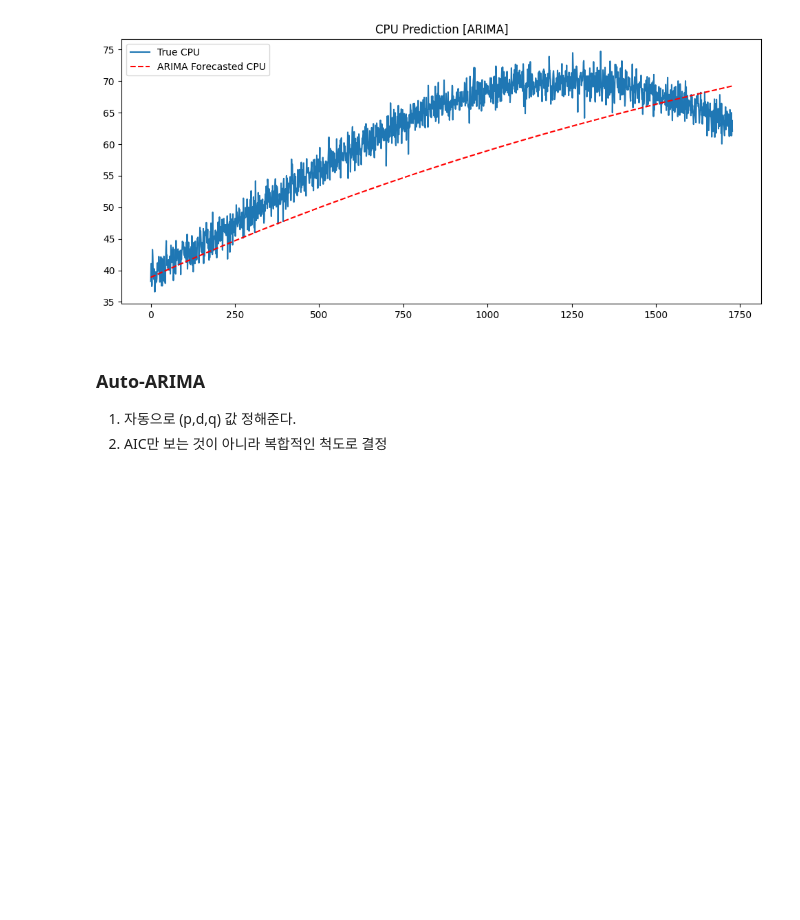
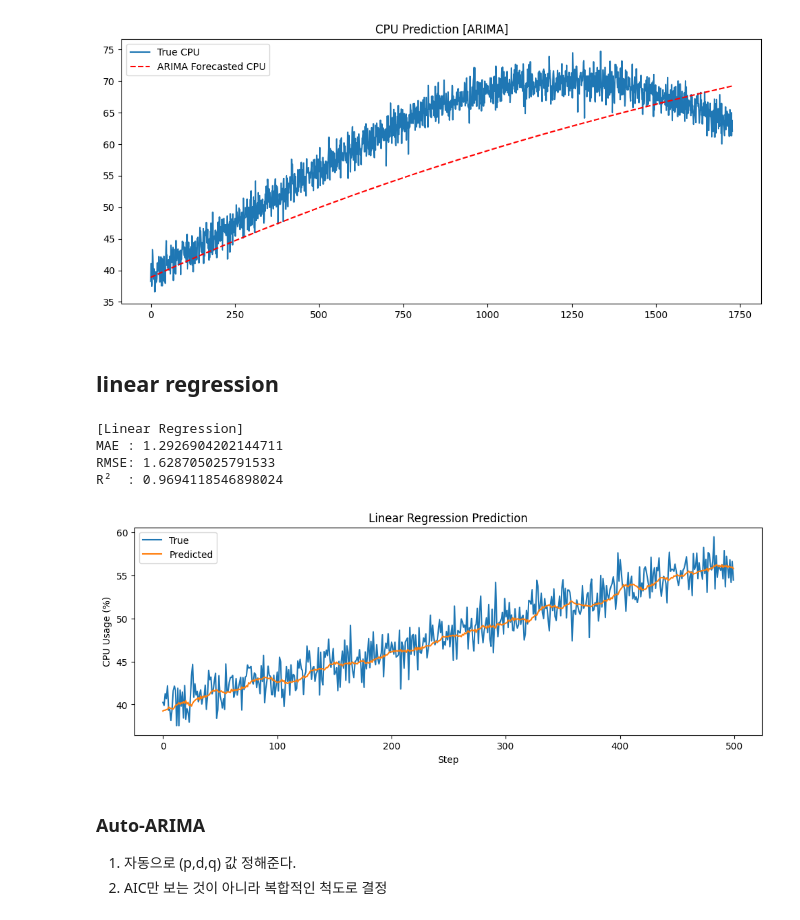
Before and after one commit to hyeonseonn/sensing_app, a Jupyter notebook: Statistical_Models_0722.ipynb, the cells around one changed output. Cells and saved outputs as stored; diff of their text form; code cells hidden in the pictures; blank space fills up the shorter version.

Commit message:
linear regression 추가

```diff
--- a/Statistical_Models_0722.ipynb
+++ b/Statistical_Models_0722.ipynb
@@ -148,6 +148,85 @@ MAE : 5.625
 MAPE: 8.96%
 R²  : 0.537
 [figure]
+# %% [markdown]
+## linear regression
+# %%
+import numpy as np
+import pandas as pd
+import matplotlib.pyplot as plt
+from sklearn.linear_model import LinearRegression
+from sklearn.preprocessing import MinMaxScaler
+from sklearn.metrics import mean_squared_error, mean_absolute_error, r2_score
+
+# ---------- 데이터 생성 ----------
+np.random.seed(42)
+days = 30
+points_per_day = 24*12
+total_points = days * points_per_day
+cpu = 50 + 20*np.sin(np.linspace(0, 15, total_points)) + np.random.normal(0, 1.5, total_points)
+df = pd.DataFrame({'CPU rate': np.clip(cpu, 0, 100)})
+
+# ---------- 시계열 설정 ----------
+past_steps = 20
+future_steps = 5
+split_ratio = 0.8
+
+# ---------- 정규화 ----------
+scaler = MinMaxScaler()
+scaled = scaler.fit_transform(df[['CPU rate']])
+
+# ---------- 데이터 분할 ----------
+split_idx = int(len(scaled) * split_ratio)
+train_scaled = scaled[:split_idx]
+test_scaled = scaled[split_idx:]
+
+# ---------- 시퀀스 생성 함수 ----------
+def create_sequences(data, past_steps, future_steps):
+    X, y = [], []
+    for i in range(len(data) - past_steps - future_steps):
+        X.append(data[i:i+past_steps])
+        y.append(data[i+past_steps:i+past_steps+future_steps])
+    return np.array(X), np.array(y)
+
+X_train, y_train = create_sequences(train_scaled, past_steps, future_steps)
+X_test, y_test = create_sequences(test_scaled, past_steps, future_steps)
+
+# y를 2D로 reshape
+y_train = y_train.reshape(y_train.shape[0], future_steps)
+y_test = y_test.reshape(y_test.shape[0], future_steps)
+
+# ---------- Linear Regression 학습 ----------
+model = LinearRegression()
+model.fit(X_train.reshape(X_train.shape[0], -1), y_train)
+
+# ---------- 예측 ----------
+pred_scaled = model.predict(X_test.reshape(X_test.shape[0], -1))
+
+# ---------- 역정규화 (horizon=0만 시각화) ----------
+true_inv = scaler.inverse_transform(y_test[:, 0].reshape(-1, 1))
+pred_inv = scaler.inverse_transform(pred_scaled[:, 0].reshape(-1, 1))
+
+# ---------- 평가 ----------
+print("[Linear Regression]")
+print("MAE :", mean_absolute_error(true_inv, pred_inv))
+print("RMSE:", np.sqrt(mean_squared_error(true_inv, pred_inv)))
+print("R²  :", r2_score(true_inv, pred_inv))
+
+# ---------- 시각화 ----------
+plt.figure(figsize=(12, 4))
+plt.plot(true_inv[:500], label="True")
+plt.plot(pred_inv[:500], label="Predicted")
+plt.title("Linear Regression Prediction")
+plt.xlabel("Step")
+plt.ylabel("CPU Usage (%)")
+plt.legend()
+plt.show()
+# %% [output]
+[Linear Regression]
+MAE : 1.2926904202144711
+RMSE: 1.628705025791533
+R²  : 0.9694118546898024
+[figure, added]
 # %% [markdown]
 ### Auto-ARIMA
 
```
